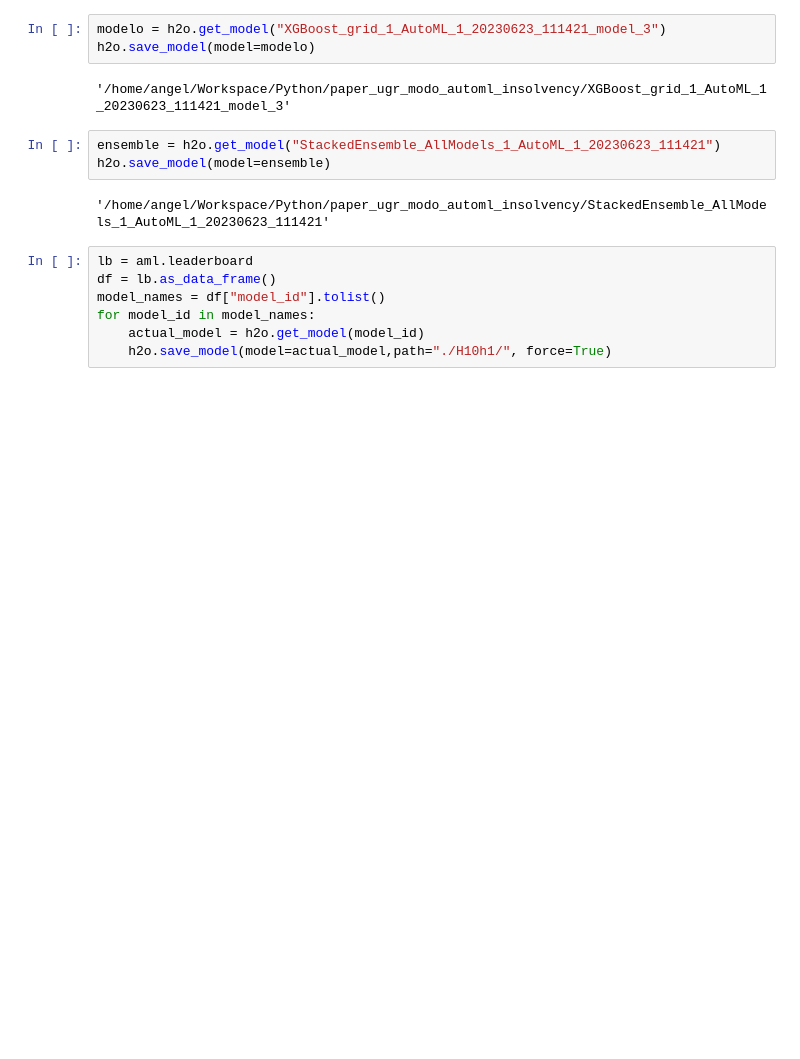
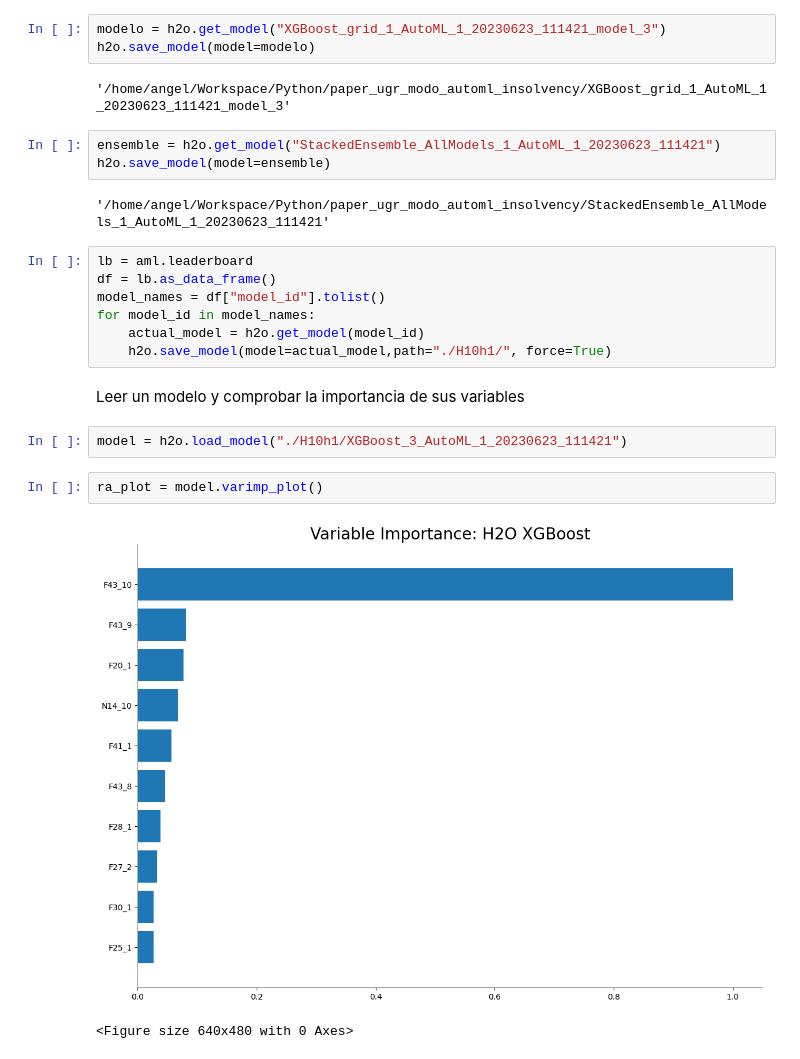
Before and after one commit to aavazquezs/paper_ugr_modo_automl_insolvency, a Jupyter notebook: H10h1.ipynb, the cells around one changed output. Saved outputs shown, nothing was run; the diff lists cells and outputs as text; blank space fills up the shorter version.

```diff
--- a/H10h1.ipynb
+++ b/H10h1.ipynb
@@ -189,3 +200,12 @@ model_names = df["model_id"].tolist()
 for model_id in model_names:
     actual_model = h2o.get_model(model_id)
     h2o.save_model(model=actual_model,path="./H10h1/", force=True)
+# %% [markdown]
+Leer un modelo y comprobar la importancia de sus variables
+# %%
+model = h2o.load_model("./H10h1/XGBoost_3_AutoML_1_20230623_111421")
+# %%
+ra_plot = model.varimp_plot()
+# %% [output]
+[figure, added]
+<Figure size 640x480 with 0 Axes>
```
Also changed, not shown: parts of 4 cells of this notebook, 9 other files.
